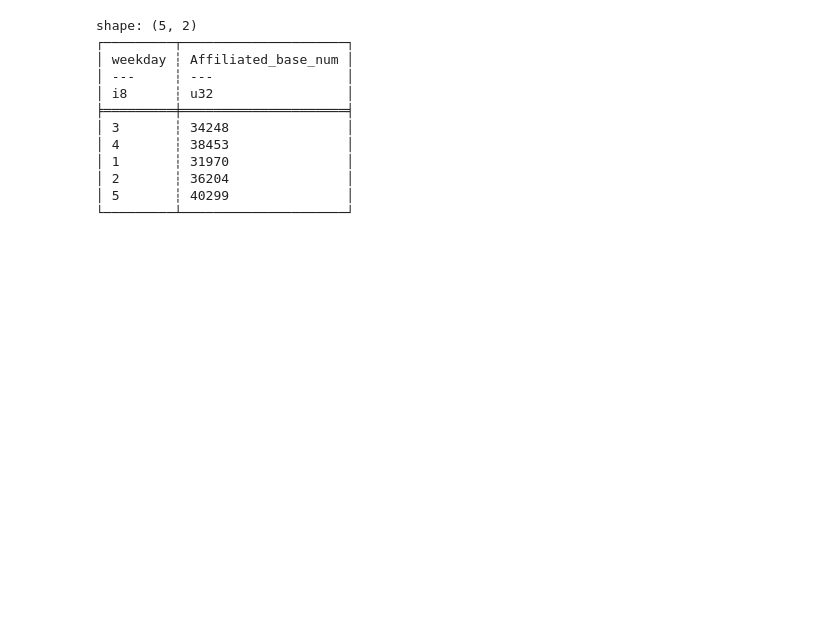
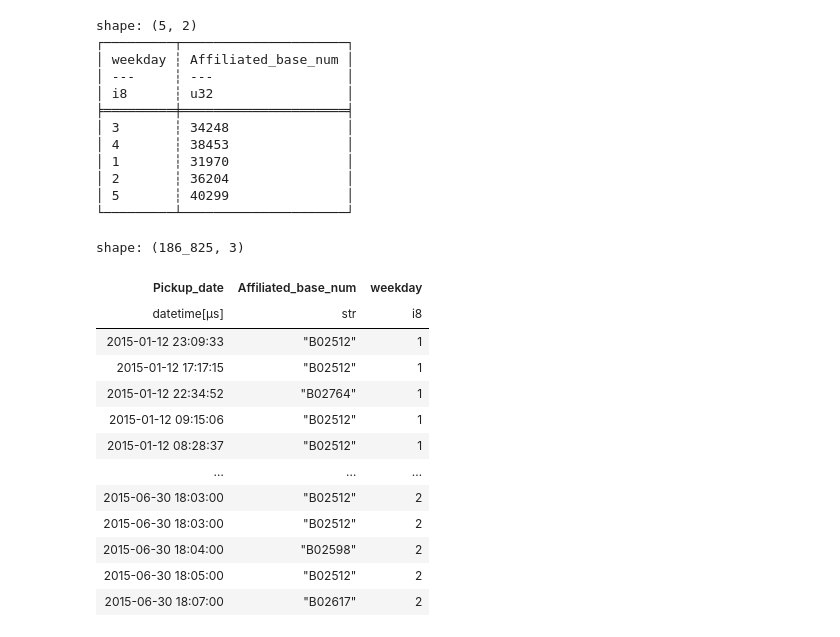
Before and after one commit to camghal18/DSCI_326_module_4_lazy_operations, a Jupyter notebook: 4_1_lazy_dataframes_in_polars.ipynb, the cells around one changed output. Saved outputs shown, nothing was run; the diff lists cells and outputs as text; code cells hidden in the pictures; blank space fills up the shorter version.

```diff
--- a/4_1_lazy_dataframes_in_polars.ipynb
+++ b/4_1_lazy_dataframes_in_polars.ipynb
@@ -329,0 +319,22 @@ weekday_table = weekday_df.write_csv('../DSCI_326_module_4_lazy_operations/weekd
+# %%
+weekday_df = (lazy_uber_raw_data.with_columns([pl.col('Pickup_date').dt.weekday().alias('weekday')])
+                                    .filter((pl.col('weekday').is_between(1,5)) & (pl.col('Dispatching_base_num')=='B02512'))
+                                    .select(pl.col('Pickup_date'),pl.col('Affiliated_base_num'),pl.col('weekday'))
+                 )
+
+(weekday_df := weekday_df.collect())
+# %% [output]
+shape: (186_825, 3)
+| Pickup_date | Affiliated_base_num | weekday |
+| datetime[μs] | str | i8 |
+| 2015-01-12 23:09:33 | "B02512" | 1 |
+| 2015-01-12 17:17:15 | "B02512" | 1 |
+| 2015-01-12 22:34:52 | "B02764" | 1 |
+| 2015-01-12 09:15:06 | "B02512" | 1 |
+| 2015-01-12 08:28:37 | "B02512" | 1 |
+| … | … | … |
+| 2015-06-30 18:03:00 | "B02512" | 2 |
+| 2015-06-30 18:03:00 | "B02512" | 2 |
+| 2015-06-30 18:04:00 | "B02598" | 2 |
+| 2015-06-30 18:05:00 | "B02512" | 2 |
+| 2015-06-30 18:07:00 | "B02617" | 2 |
```
Also changed, not shown: parts of 7 cells of this notebook.
